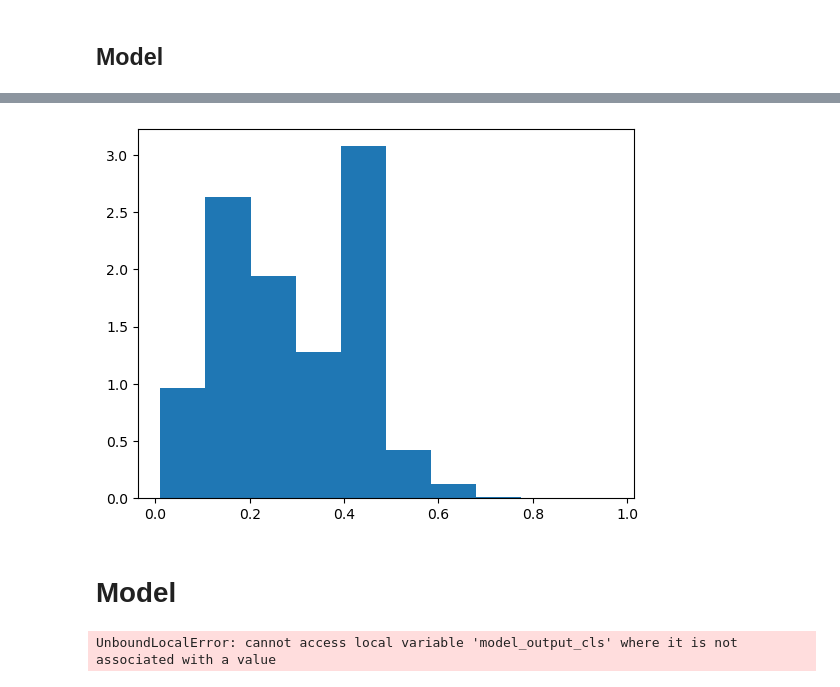
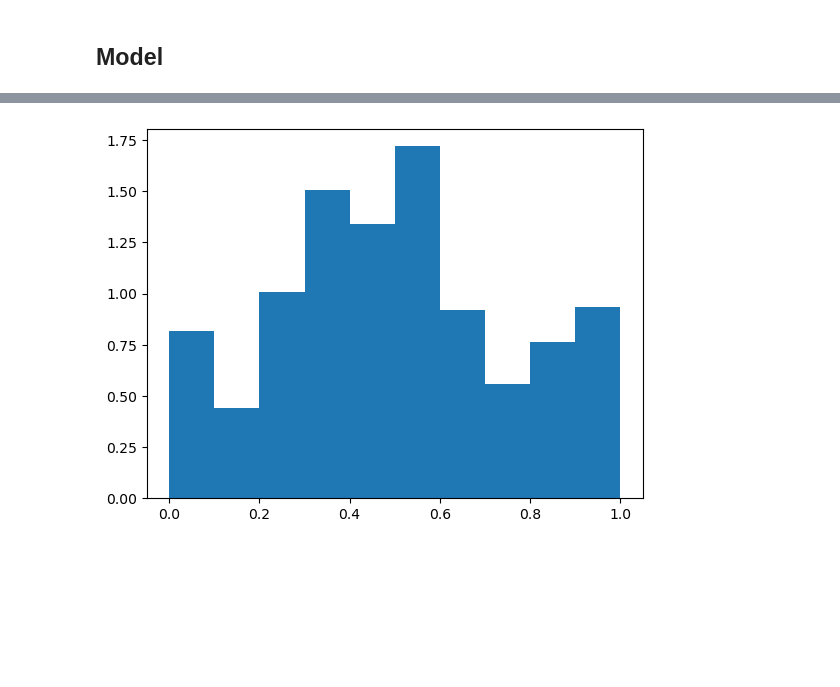
Before and after one commit to wildd96/all-recsys, a Jupyter notebook: main.ipynb, the cells around one changed output, grey strips where cells are left out. Drawn from its saved outputs; the diff is of its cells as text; code cells hidden in the pictures; blank space fills up the shorter version.

```diff
--- a/main.ipynb
+++ b/main.ipynb
@@ -152,7 +126,3 @@ def merge(negative_df, df):
     df_subset = negative_df.merge(user_df, on = ['USER_ID', 'ITEM_ID'], how = 'left').sort_values(['USER_ID', 'TARGET'], ascending=False).drop_duplicates(subset = ['USER_ID', 'ITEM_ID']).fillna(method='ffill')
     df_subset = df_subset.merge(item_df, on = ['USER_ID', 'ITEM_ID'], how = 'left').sort_values(['ITEM_ID', 'TARGET'], ascending=False).drop_duplicates(subset = ['USER_ID', 'ITEM_ID']).fillna(method='ffill')
     return df_subset
-# %%
-file_path = '/Users/andrew/Desktop/projects/recsys_data/2023-10-05 9_23pm (2).csv'
-df = read_target_sample(file_path, order_weight = 1, added_weight = 0.5)
-neg_df = negative_sample(df)
@@ -270,12 +181,27 @@ def nvtabular_pipeline():
 ## Model
 # %%
 def preprocessing(order_weight = 1, added_weight = .5):
-    df = read_target_sample(file_path, order_weight = 1, added_weight = .5)
-    neg_df = negative_sample(df)
-    merged_df = merge(neg_df, df) #merge doesn't work right ofc
-    train_valid_split_to_parquet(merged_df)
-    train, valid = nvtabular_pipeline()
-    return train, valid
+    df = read_target_sample()
+    #neg_df = negative_sample(df)
+    #merged_df = merge(neg_df, df) #merge doesn't work right ofc
+    df1 = add_interact_decay(df)
+    train_valid_split_to_parquet(df1)
+    train, valid, output = nvtabular_pipeline()
+    return train, valid, output
+# %%
+def dlrm(train, valid, epoch = 1, lr = .0175):
+    model = mm.DLRMModel(
+        train.schema,
+        embedding_dim=64,
+        bottom_block=mm.MLPBlock([128, 64]),
+        top_block=mm.MLPBlock([128, 64, 32]),
+        prediction_tasks=mm.BinaryOutput('INTERACTION_BINARY'),
+    )
+
+    model.compile(optimizer=keras.optimizers.Adam(learning_rate = lr), run_eagerly=False, metrics=[tf.keras.metrics.AUC(), mm.RecallAt(10), mm.NDCGAt(10)]);
+    model.fit(train, validation_data=valid, batch_size=1024, epochs = epoch);
+    print(model.evaluate(valid, batch_size=1024, return_dict=True))
+    return model.predict(valid, batch_size = 1024)
 # %%
 def ncf_model(train, valid, lr = .0175, epoch = 1):
     model = mm.benchmark.NCFModel(
@@ -285,16 +211,16 @@ def ncf_model(train, valid, lr = .0175, epoch = 1):
         prediction_tasks=mm.BinaryOutput(train.schema.select_by_tag(Tags.TARGET).column_names[0]),
     )
 
-    model.compile(optimizer=keras.optimizers.Adam(learning_rate = lr), run_eagerly=False, metrics=[tf.keras.metrics.AUC(), mm.RecallAt(5), mm.NDCGAt(5)]);
+    model.compile(optimizer=keras.optimizers.Adam(learning_rate = lr), run_eagerly=False, metrics=[tf.keras.metrics.AUC(), mm.RecallAt(10), mm.NDCGAt(10)]);
     model.fit(train, validation_data=valid, batch_size=1024, epochs = epoch); #Less epochs, more accurate valid... less accurate train
     print(model.evaluate(valid, batch_size = 1024, return_dict = True))
     return model.predict(valid, batch_size = 1024)
 # %%
 import warnings
 warnings.filterwarnings("ignore")
-
-train, valid = preprocessing()
-pred = ncf_model(train, valid, epoch = 1)
-plt.hist(pred, density = True)
+train, valid, output = preprocessing()
+pred = ncf_model(train, valid, lr = .0175,  epoch = 2)
+pred2 = dlrm(train, valid)
+plt.hist(pred2, density = True)
 plt.show()
 # %% [output]
@@ -313,3 +236 @@ Epoch 5/5
-[figure, old version]
+[figure, new version]
-# %% [markdown]
-# Model
@@ -328,4 +236,0 @@ def dlrm_model(train, valid):
-# %%
-dlrm_model(x1, x2)
-# %% [output]
-UnboundLocalError: cannot access local variable 'model_output_cls' where it is not associated with a value
```
Also changed, not shown: parts of 34 cells of this notebook, 1 other file.
